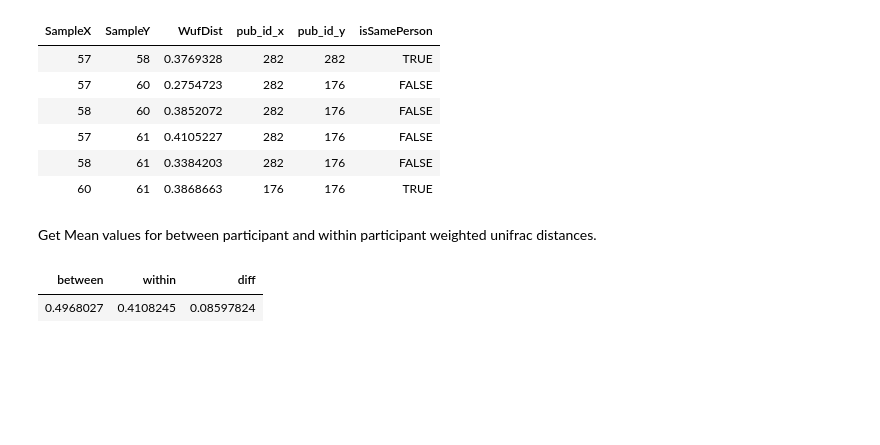
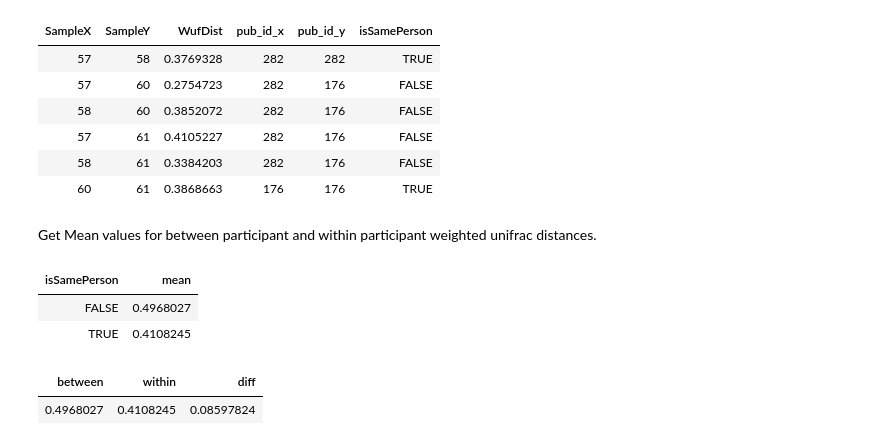
Before and after one commit to cramjaco/Nyvac_096_Microbiome, a Jupyter notebook: Mar2018_096.ipynb, the cells around one changed output. Cells and saved outputs as stored; diff of their text form; code cells hidden in the pictures; blank space fills up the shorter version.

```diff
--- a/Mar2018_096.ipynb
+++ b/Mar2018_096.ipynb
@@ -970,6 +968,13 @@ AllWufDist %>% head
 #AllWufDist %>% ggplot(aes(x = isSamePerson, y = WufDist)) + geom_violin() + geom_dotplot(binaxis = "y", stackdir = "center", binwidth = .005)
 # %% [markdown]
 Get Mean values for between participant and within participant weighted unifrac distances.
+# %%
+WufMeans <- AllWufDist %>% group_by(isSamePerson) %>% summarize(mean = mean(WufDist))
+WufMeans
+# %% [output]
+| isSamePerson | mean |
+| FALSE | 0.4968027 |
+| TRUE | 0.4108245 |
 # %%
 #SameAndDiff <- data.frame(comparison = c("different", "same"), WufMeans$mean)
 SameAndDiff <- WufMeans %>% spread(key = isSamePerson, value = mean) %>% rename(between = 'FALSE', within = 'TRUE') %>% mutate(diff = between-within)
```
Also changed, not shown: parts of 22 cells of this notebook.
